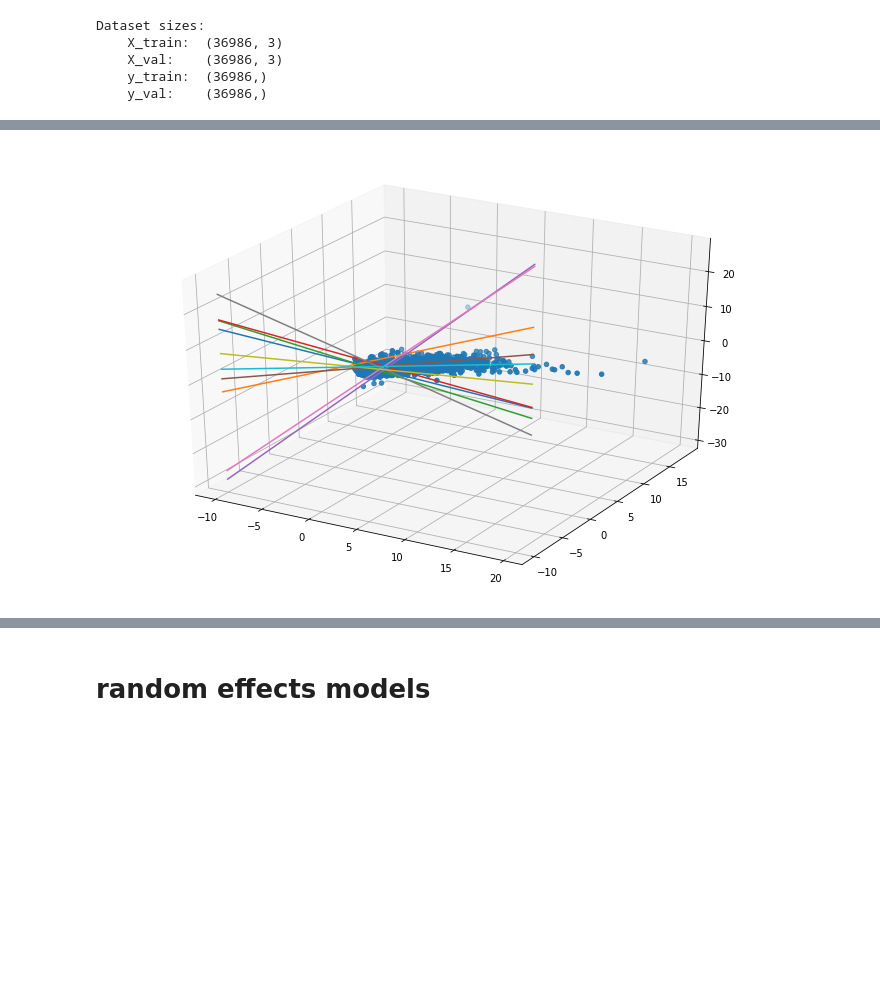
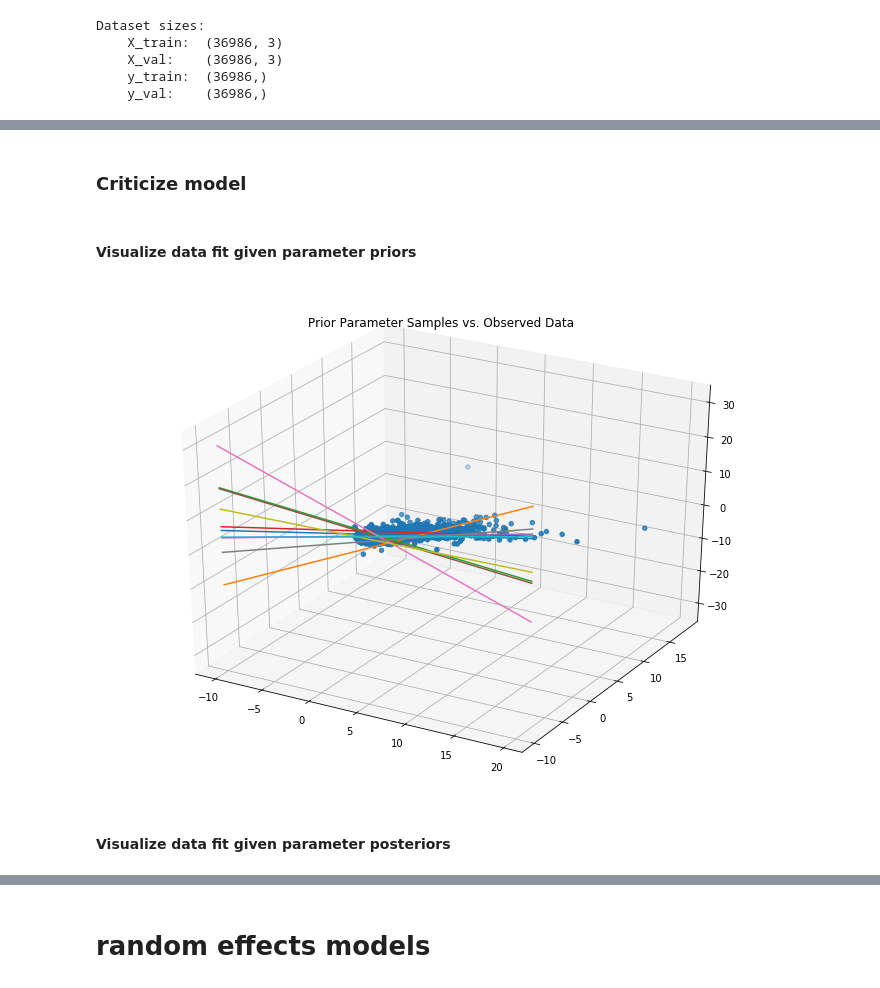
Before and after one commit to cavaunpeu/random-effects-neural-networks, a Jupyter notebook: zillow.ipynb, the cells around one changed output, grey strips where cells are left out. Saved outputs shown, nothing was run; the diff lists cells and outputs as text; code cells hidden in the pictures; blank space fills up the shorter version.

```diff
--- a/zillow.ipynb
+++ b/zillow.ipynb
@@ -213,6 +209,39 @@ def visualise_3d(X_data, y_data, w, b, n_samples=10):
+# %% [markdown]
+### Criticize model
+# %%
+def visualize_data_fit(X, y, β, α, title_prefix, n_samples=10):
+    '''Plot lines generated via samples from parameter distributions of the first
+    two fixed effects, vs. observed data points.
+    Args:
+        X (np.array) : A design matrix of fixed effects.
+        y (np.array) : A vector of responses.
+        β (ed.RandomVariable) : A (presumably) multivariate distribution of fixed-effect parameters.
+        α (ed.RandomVariable) : A univariate distribution of the model's intercept term.
+        title_prefix (str) : A string to append to the beginning of the title.
+        n_samples (int) : The number of lines to plot as drawn from the parameter distributions.
+    '''
+
+    # draw samples from parameter distributions
+    β_samples = β.sample(n_samples).eval()
+    α_samples = α.sample(n_samples).eval()
+
+    # plot the first two dimensions of `X`, vs. `y`
+    fig = plt.figure(figsize=(12, 9))
+    ax = plt.axes(projection='3d')
+    ax.scatter(X[:, 0], X[:, 1], y)
+    plt.title(f'{title_prefix} Parameter Samples vs. Observed Data')
+
+    # plot lines defined by parameter samples
+    inputs = np.linspace(-10, 10, num=500)
+    for i in range(n_samples):
+        output = inputs * β_samples[i][0] + inputs * β_samples[i][1] + α_samples[i][0]
+        ax.plot(inputs, inputs, output)
+# %% [markdown]
+#### Visualize data fit given parameter priors
 # %%
-# Visualize samples from the prior along 2 dimensions.
-visualise_3d(X_train, y_train, β_fixed_effects, α, n_samples=10)
+visualize_data_fit(X_train, y_train, β_fixed_effects, α, 'Prior', n_samples=10)
 # %% [output]
-[figure, old version]
+[figure, new version]
+# %% [markdown]
+#### Visualize data fit given parameter posteriors
 # %%
```
Also changed, not shown: parts of 32 cells of this notebook.
